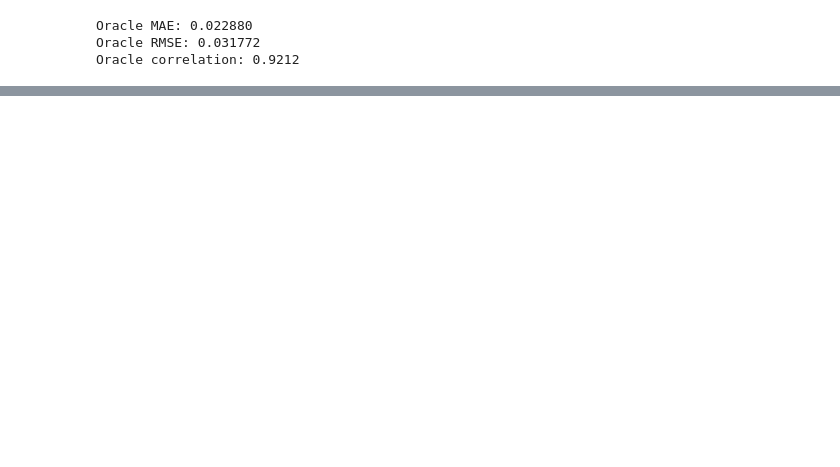
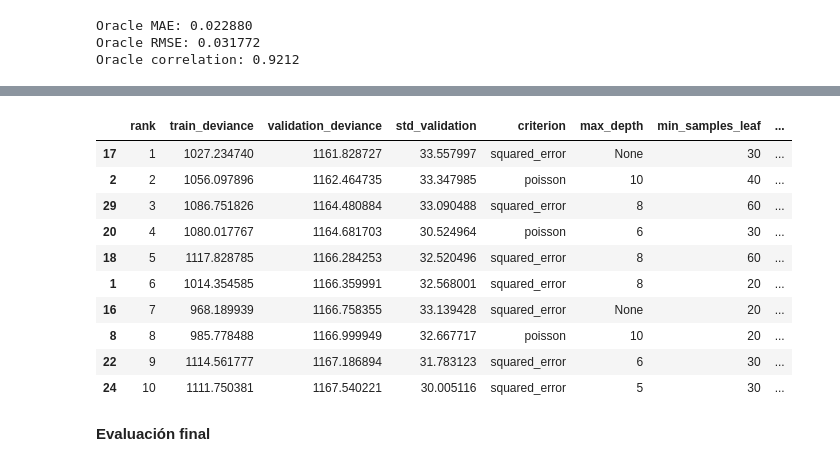
Before and after one commit to ActuarioDereckFuzz/Modelos_estadisticosvsMLvsDeep-Learning, a Jupyter notebook: notebooks/04_machine_learning.ipynb, the cells around one changed output, grey strips where cells are left out. Drawn from its saved outputs; the diff is of its cells as text; code cells hidden in the pictures; blank space fills up the shorter version.

```diff
--- a/notebooks/04_machine_learning.ipynb
+++ b/notebooks/04_machine_learning.ipynb
@@ -1244,0 +2664,19 @@ Oracle correlation: 0.9212
+# %%
+rf_cost_params = {
+    "model__criterion": [
+        "squared_error",
+        "poisson"
+    ],
+
+    "model__max_depth": [
+        3, 4, 5, 6, 8, 10, None
+    ],
+
+    "model__min_samples_leaf": [
+        5, 10, 20, 30, 40, 60
+    ],
+
+    "model__max_features": [
+        "sqrt", 0.5, 0.7, 1.0
+    ]
+}
@@ -1244,0 +2725,58 @@ Oracle correlation: 0.9212
+# %%
+rf_cost_cv_results = pd.DataFrame(
+    rf_cost_search.cv_results_
+)
+
+rf_cost_cv_summary = pd.DataFrame({
+    "rank":
+        rf_cost_cv_results["rank_test_score"],
+
+    "train_deviance":
+        -rf_cost_cv_results["mean_train_score"],
+
+    "validation_deviance":
+        -rf_cost_cv_results["mean_test_score"],
+
+    "std_validation":
+        rf_cost_cv_results["std_test_score"],
+
+    "criterion":
+        rf_cost_cv_results[
+            "param_model__criterion"
+        ],
+
+    "max_depth":
+        rf_cost_cv_results[
+            "param_model__max_depth"
+        ],
+
+    "min_samples_leaf":
+        rf_cost_cv_results[
+            "param_model__min_samples_leaf"
+        ],
+
+    "max_features":
+        rf_cost_cv_results[
+            "param_model__max_features"
+        ]
+})
+
+(
+    rf_cost_cv_summary
+    .sort_values("rank")
+    .head(10)
+)
+# %% [output]
+|  | rank | train_deviance | validation_deviance | std_validation | criterion | max_depth | min_samples_leaf | ... |
+| 17 | 1 | 1027.234740 | 1161.828727 | 33.557997 | squared_error | None | 30 | ... |
+| 2 | 2 | 1056.097896 | 1162.464735 | 33.347985 | poisson | 10 | 40 | ... |
+| 29 | 3 | 1086.751826 | 1164.480884 | 33.090488 | squared_error | 8 | 60 | ... |
+| 20 | 4 | 1080.017767 | 1164.681703 | 30.524964 | poisson | 6 | 30 | ... |
+| 18 | 5 | 1117.828785 | 1166.284253 | 32.520496 | squared_error | 8 | 60 | ... |
+| 1 | 6 | 1014.354585 | 1166.359991 | 32.568001 | squared_error | 8 | 20 | ... |
+| 16 | 7 | 968.189939 | 1166.758355 | 33.139428 | squared_error | None | 20 | ... |
+| 8 | 8 | 985.778488 | 1166.999949 | 32.667717 | poisson | 10 | 20 | ... |
+| 22 | 9 | 1114.561777 | 1167.186894 | 31.783123 | squared_error | 6 | 30 | ... |
+| 24 | 10 | 1111.750381 | 1167.540221 | 30.005116 | squared_error | 5 | 30 | ... |
+# %% [markdown]
+**Evaluación final**
```
Also changed, not shown: parts of 88 cells of this notebook.
